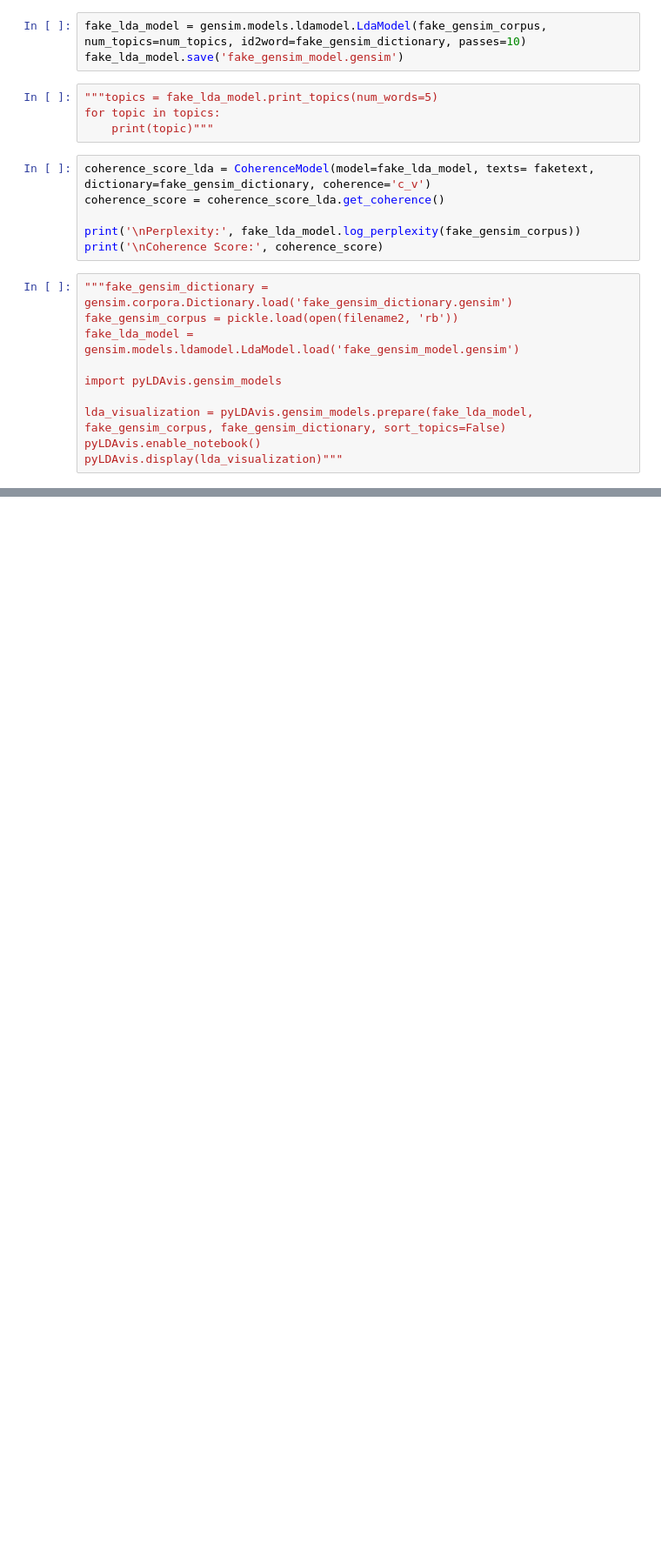
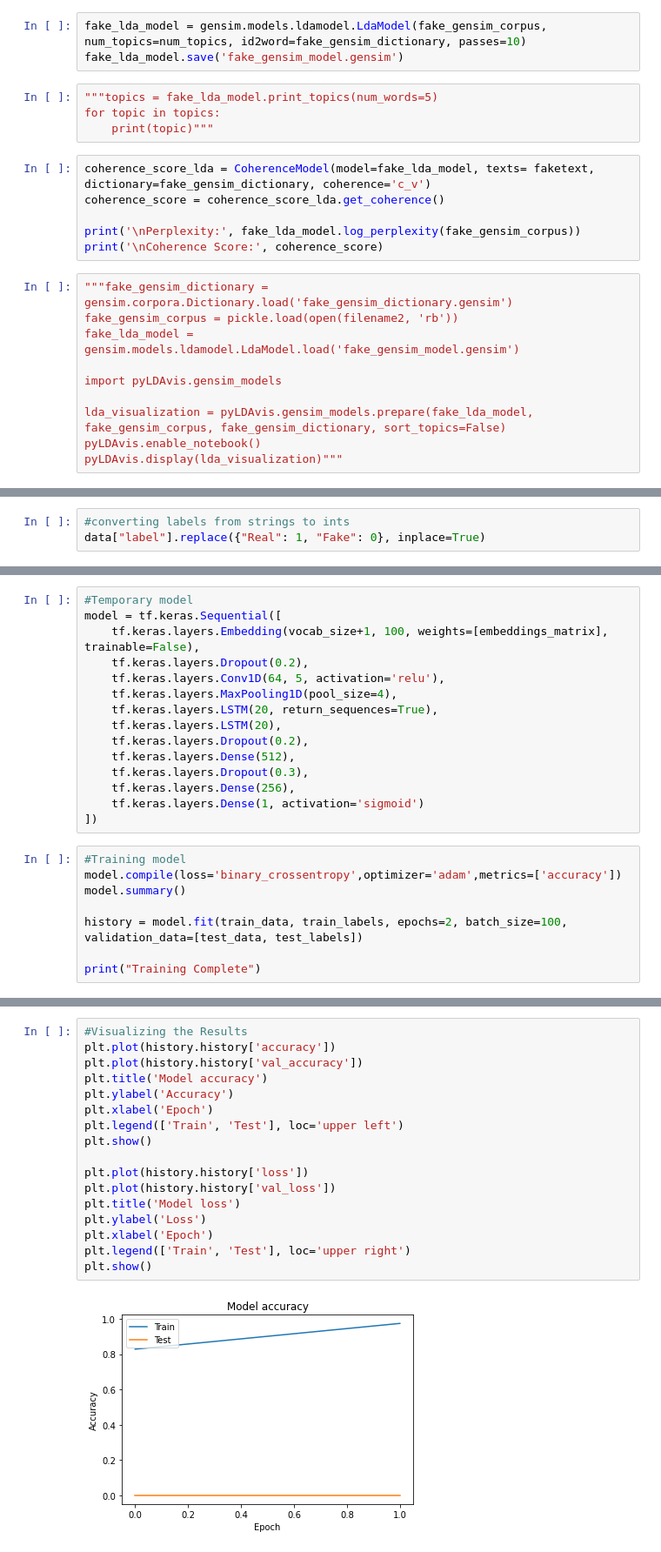
Before and after one commit to chiralevy/COVID-19-Media-Fact-Checker, a Jupyter notebook: code/data-processing.ipynb, the cells around one changed output, grey strips where cells are left out. Shown: that part at 87% size. Drawn from its saved outputs; the diff is of its cells as text; blank space fills up the shorter version.

```diff
--- a/code/data-processing.ipynb
+++ b/code/data-processing.ipynb
@@ -222,0 +269,3 @@ else:
+# %%
+#converting labels from strings to ints
+data["label"].replace({"Real": 1, "Fake": 0}, inplace=True)
@@ -222,0 +313,23 @@ else:
+# %%
+#Temporary model
+model = tf.keras.Sequential([
+    tf.keras.layers.Embedding(vocab_size+1, 100, weights=[embeddings_matrix], trainable=False),
+    tf.keras.layers.Dropout(0.2),
+    tf.keras.layers.Conv1D(64, 5, activation='relu'),
+    tf.keras.layers.MaxPooling1D(pool_size=4),
+    tf.keras.layers.LSTM(20, return_sequences=True),
+    tf.keras.layers.LSTM(20),
+    tf.keras.layers.Dropout(0.2),
+    tf.keras.layers.Dense(512),
+    tf.keras.layers.Dropout(0.3),
+    tf.keras.layers.Dense(256),
+    tf.keras.layers.Dense(1, activation='sigmoid')
+])
+# %%
+#Training model
+model.compile(loss='binary_crossentropy',optimizer='adam',metrics=['accuracy'])
+model.summary()
+
+history = model.fit(train_data, train_labels, epochs=2, batch_size=100, validation_data=[test_data, test_labels])
+
+print("Training Complete")
@@ -222,0 +354,19 @@ else:
+# %%
+#Visualizing the Results
+plt.plot(history.history['accuracy'])
+plt.plot(history.history['val_accuracy'])
+plt.title('Model accuracy')
+plt.ylabel('Accuracy')
+plt.xlabel('Epoch')
+plt.legend(['Train', 'Test'], loc='upper left')
+plt.show()
+
+plt.plot(history.history['loss'])
+plt.plot(history.history['val_loss'])
+plt.title('Model loss')
+plt.ylabel('Loss')
+plt.xlabel('Epoch')
+plt.legend(['Train', 'Test'], loc='upper right')
+plt.show()
+# %% [output]
+[figure, added]
```
Also changed, not shown: parts of 11 cells of this notebook.
